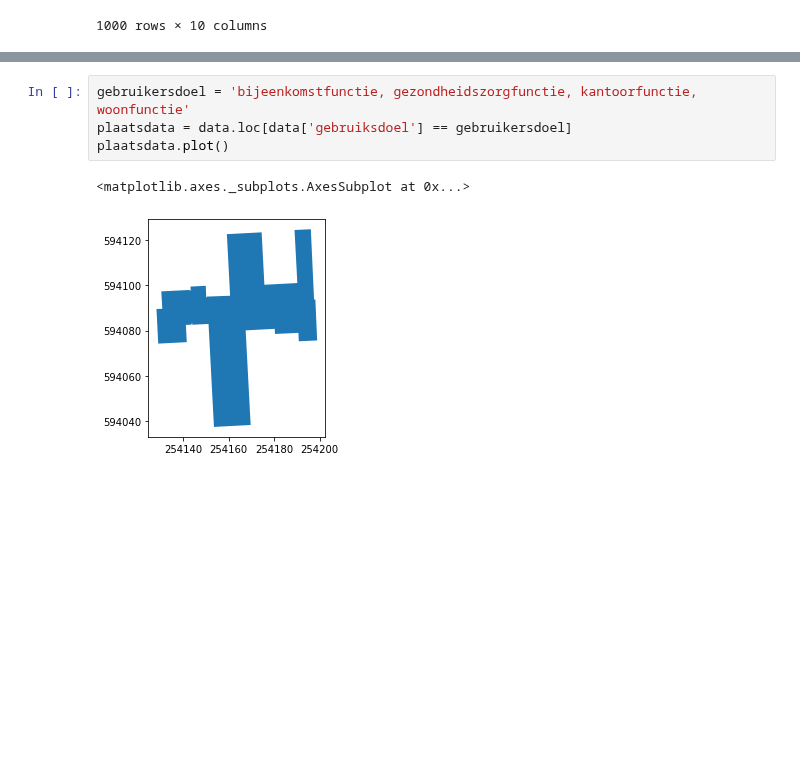
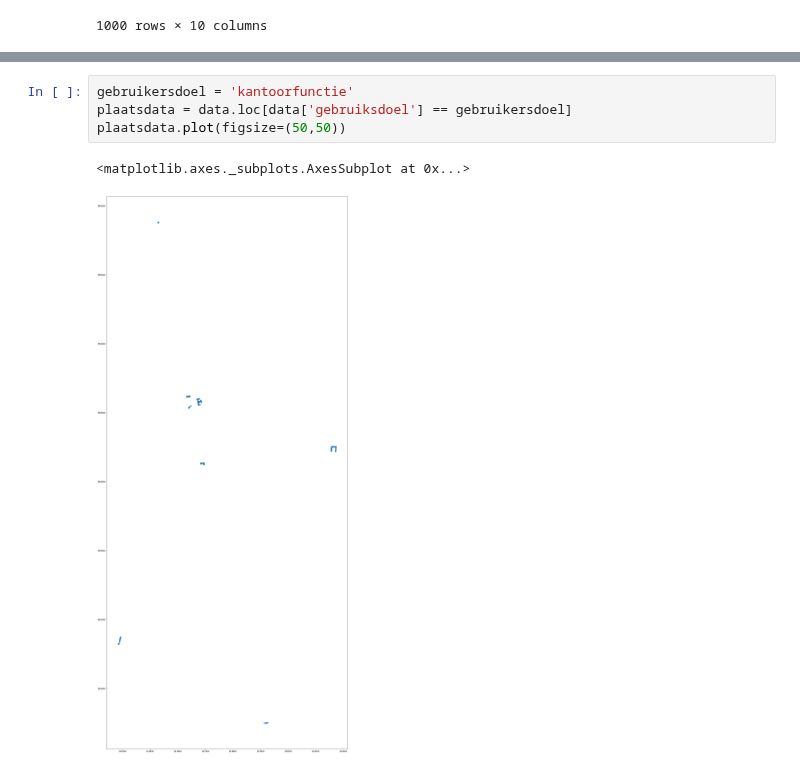
Before and after one commit to BramblePie/FlaskReact, a Jupyter notebook: flask-backend/notebooks/perceel/gebouwligging.ipynb, the cells around one changed output, grey strips where cells are left out. Cells and saved outputs as stored; diff of their text form; blank space fills up the shorter version.

```diff
--- a/flask-backend/notebooks/perceel/gebouwligging.ipynb
+++ b/flask-backend/notebooks/perceel/gebouwligging.ipynb
@@ -64,9 +82,9 @@ array(['woonfunctie', None, 'overige gebruiksfunctie', 'industriefunctie',
        'bijeenkomstfunctie, onderwijsfunctie',
        'kantoorfunctie, winkelfunctie'], dtype=object)
 # %%
-gebruikersdoel = 'bijeenkomstfunctie, gezondheidszorgfunctie, kantoorfunctie, woonfunctie'
+gebruikersdoel = 'kantoorfunctie'
 plaatsdata = data.loc[data['gebruiksdoel'] == gebruikersdoel]
-plaatsdata.plot()
+plaatsdata.plot(figsize=(50,50))
 # %% [output]
 <matplotlib.axes._subplots.AxesSubplot at 0x...>
-[figure, old version]
+[figure, new version]
```
Also changed, not shown: parts of 2 cells of this notebook, 7 other files.
